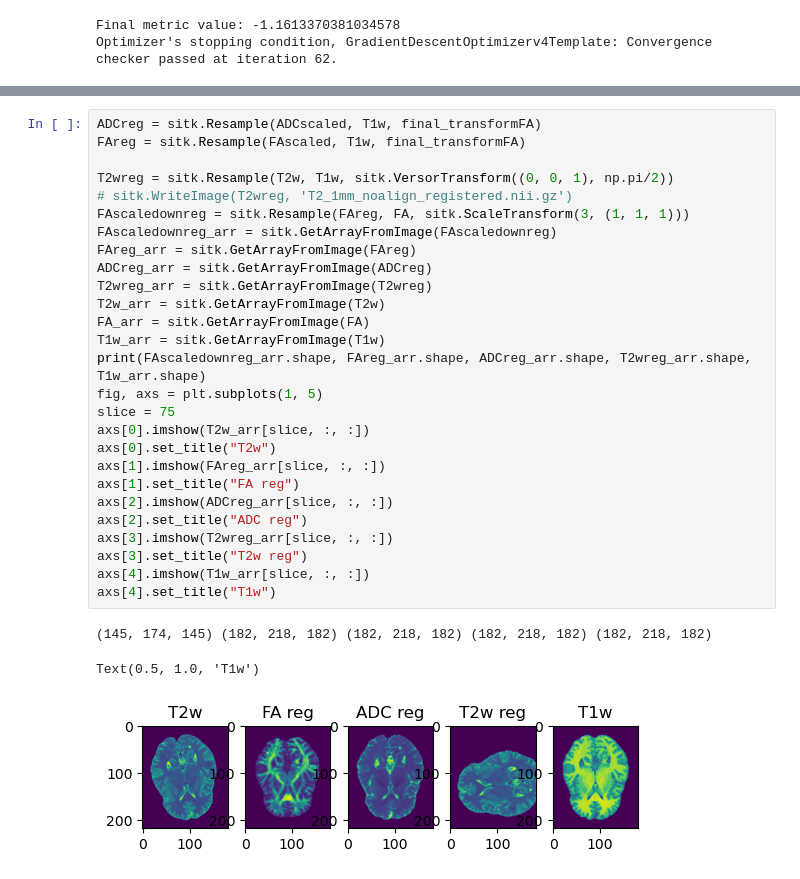
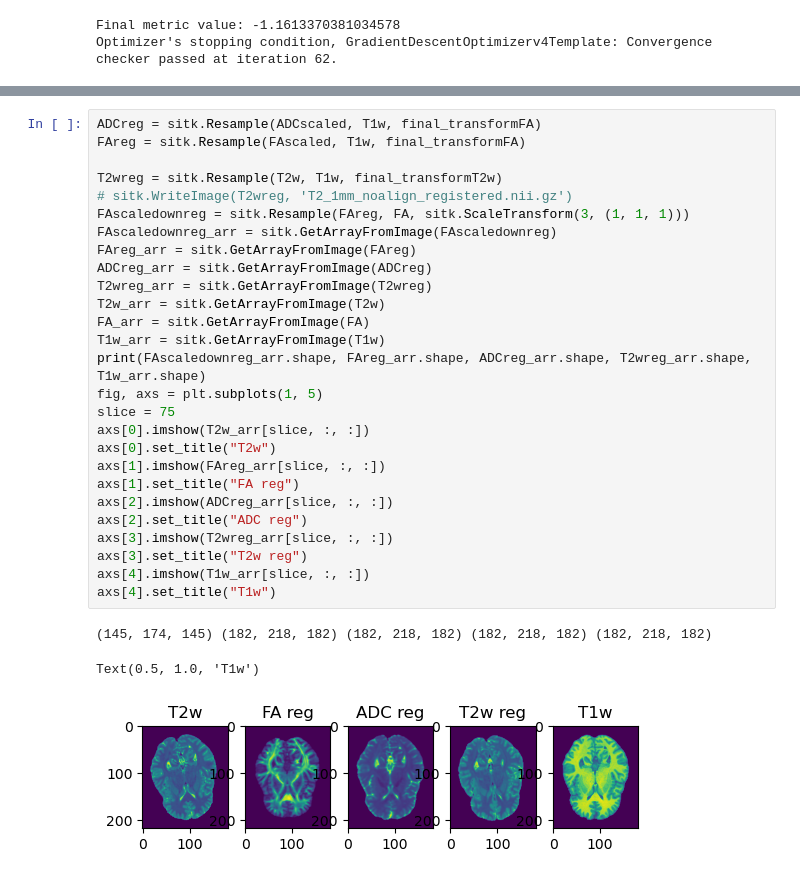
Before and after one commit to nibafanfan/Medical-Image-Analysis-Project, a Jupyter notebook: pre_process.ipynb, the cells around one changed output, grey strips where cells are left out. Saved outputs shown, nothing was run; the diff lists cells and outputs as text.

```diff
--- a/pre_process.ipynb
+++ b/pre_process.ipynb
@@ -74,31 +83,31 @@ Optimizer's stopping condition, GradientDescentOptimizerv4Template: Convergence
 # %%
 ADCreg = sitk.Resample(ADCscaled, T1w, final_transformFA)
 FAreg = sitk.Resample(FAscaled, T1w, final_transformFA)
 
-T2wreg = sitk.Resample(T2w, T1w, sitk.VersorTransform((0, 0, 1), np.pi/2))
+T2wreg = sitk.Resample(T2w, T1w, final_transformT2w)
 # sitk.WriteImage(T2wreg, 'T2_1mm_noalign_registered.nii.gz')
 FAscaledownreg = sitk.Resample(FAreg, FA, sitk.ScaleTransform(3, (1, 1, 1)))
 FAscaledownreg_arr = sitk.GetArrayFromImage(FAscaledownreg)
 FAreg_arr = sitk.GetArrayFromImage(FAreg)
 ADCreg_arr = sitk.GetArrayFromImage(ADCreg)
 T2wreg_arr = sitk.GetArrayFromImage(T2wreg)
 T2w_arr = sitk.GetArrayFromImage(T2w)
 FA_arr = sitk.GetArrayFromImage(FA)
 T1w_arr = sitk.GetArrayFromImage(T1w)
 print(FAscaledownreg_arr.shape, FAreg_arr.shape, ADCreg_arr.shape, T2wreg_arr.shape, T1w_arr.shape)
 fig, axs = plt.subplots(1, 5)
 slice = 75
 axs[0].imshow(T2w_arr[slice, :, :])
 axs[0].set_title("T2w")
 axs[1].imshow(FAreg_arr[slice, :, :])
 axs[1].set_title("FA reg")
 axs[2].imshow(ADCreg_arr[slice, :, :])
 axs[2].set_title("ADC reg")
 axs[3].imshow(T2wreg_arr[slice, :, :])
 axs[3].set_title("T2w reg")
 axs[4].imshow(T1w_arr[slice, :, :])
 axs[4].set_title("T1w")
 # %% [output]
 (145, 174, 145) (182, 218, 182) (182, 218, 182) (182, 218, 182) (182, 218, 182)
 Text(0.5, 1.0, 'T1w')
-[figure, old version]
+[figure, new version]
```
Also changed, not shown: parts of 1 cell of this notebook.
